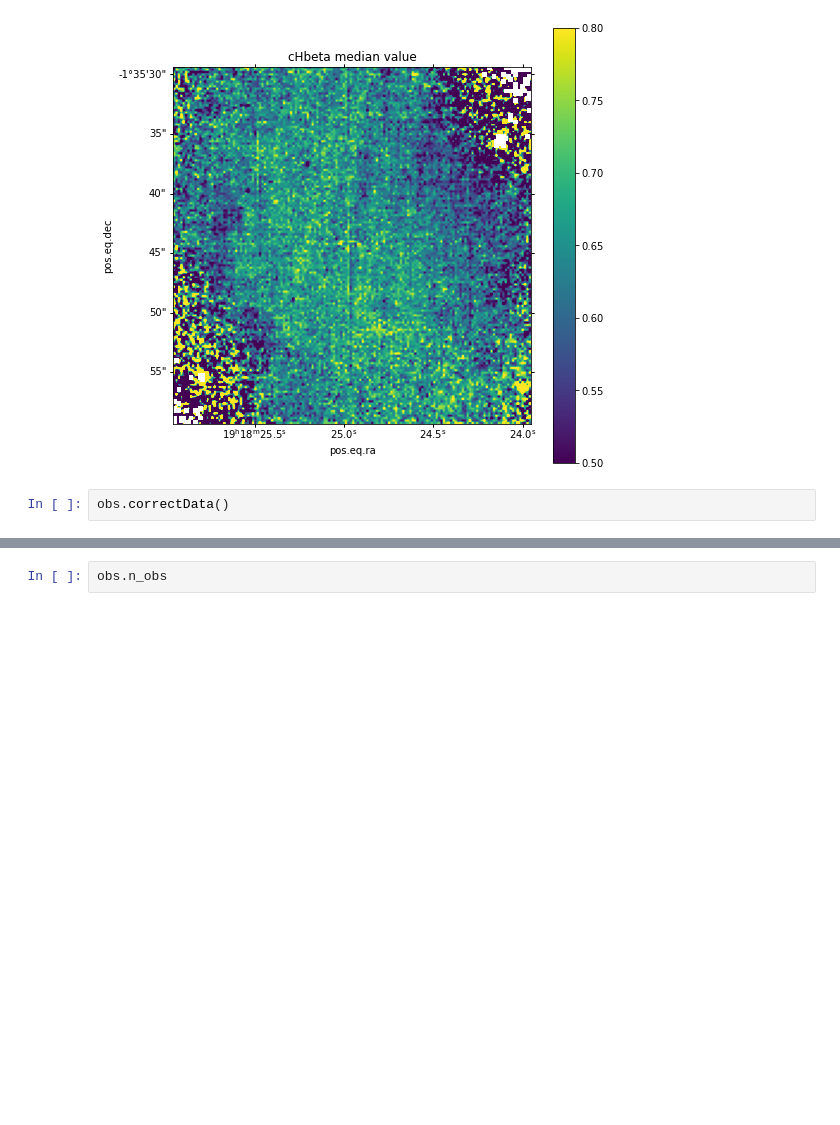
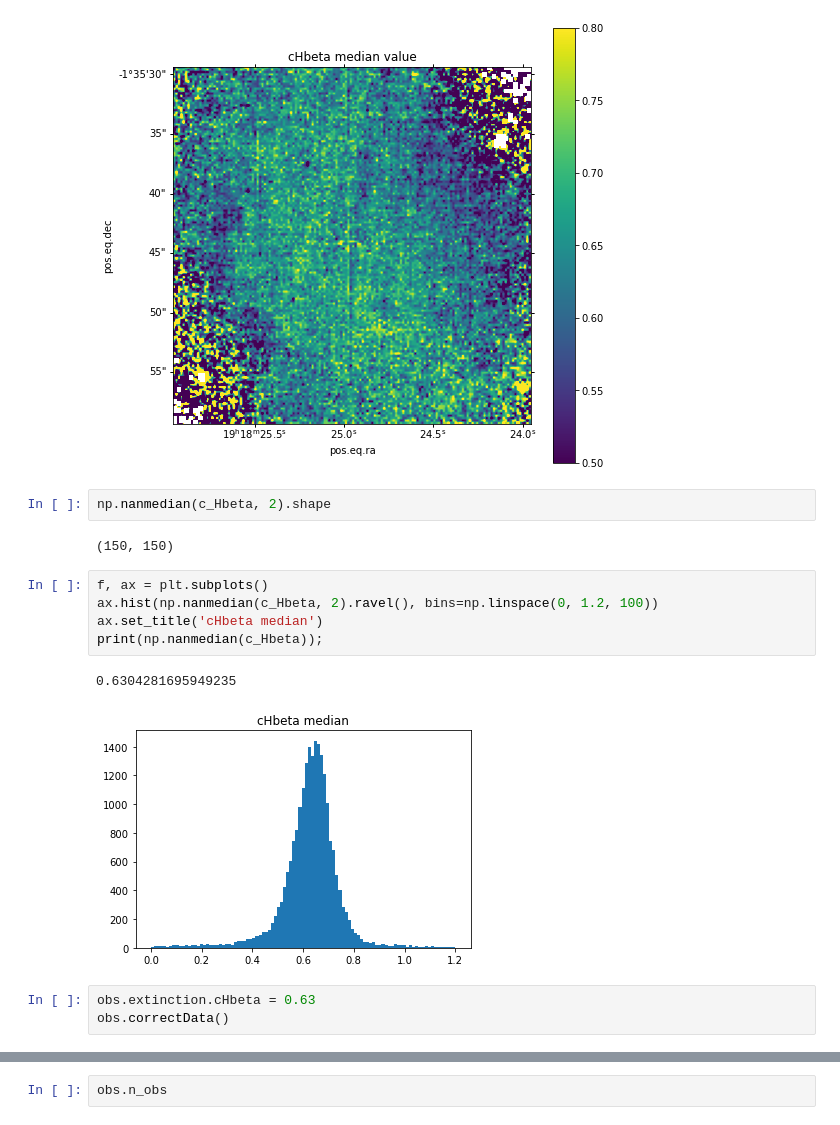
Before and after one commit to Morisset/MUSE_PNe, a Jupyter notebook: pipeline.ipynb, the cells around one changed output, grey strips where cells are left out. Saved outputs shown, nothing was run; the diff lists cells and outputs as text; blank space fills up the shorter version.

```diff
--- a/pipeline.ipynb
+++ b/pipeline.ipynb
@@ -114,8 +114,21 @@ cb = f.colorbar(im, ax=ax)
 ax.set_title('cHbeta median value');
 # %% [output]
 [figure]
-# %%
-obs.correctData()
+# %%
+np.nanmedian(c_Hbeta, 2).shape
+# %% [output]
+(150, 150)
+# %%
+f, ax = plt.subplots()
+ax.hist(np.nanmedian(c_Hbeta, 2).ravel(), bins=np.linspace(0, 1.2, 100))
+ax.set_title('cHbeta median')
+print(np.nanmedian(c_Hbeta));
+# %% [output]
+0.6304281695949235
+[figure, added]
+# %%
+obs.extinction.cHbeta = 0.63
+obs.correctData()
 # %%
 f, ax = plt.subplots(subplot_kw={'projection': wcs}, figsize=(8,8))
 im=ax.imshow(np.nanmedian(obs.getIntens()['N2_6548A'].reshape(150,150,51), 2))
```
Also changed, not shown: parts of 2 cells of this notebook.
